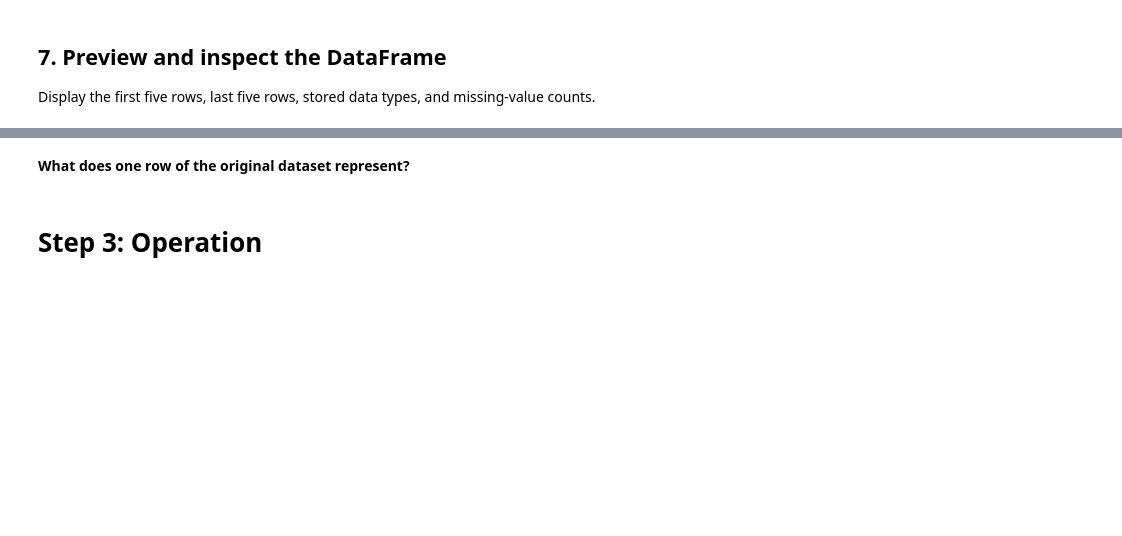
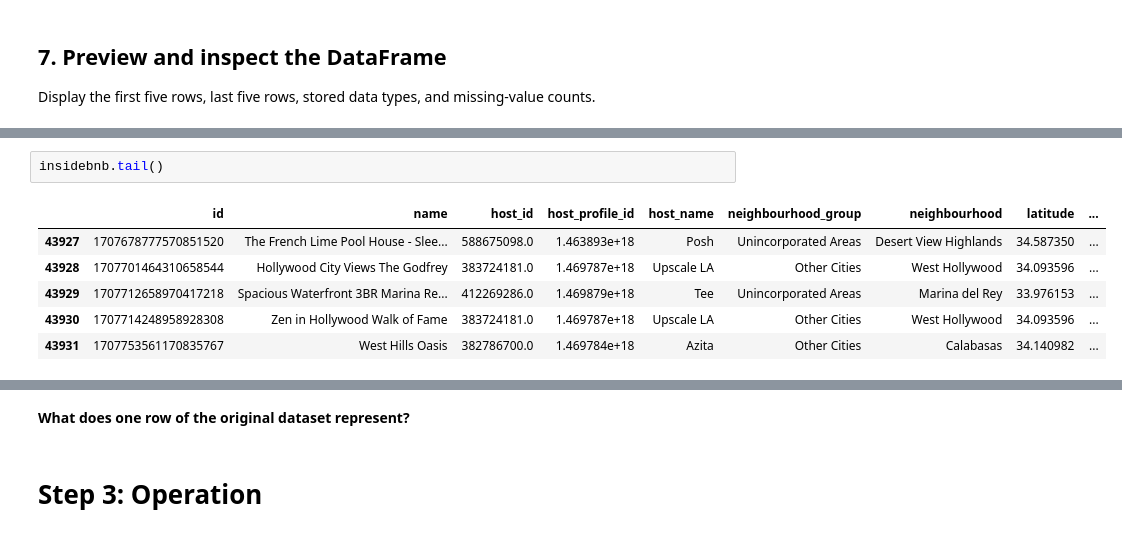
Before and after one commit to swolbroham/Data_Visualization_and_Modeling_Campus, a Jupyter notebook: week04/lab/Lab - Building an Interactive Dashboard.ipynb, the cells around one changed output, grey strips where cells are left out. Saved outputs shown, nothing was run; the diff lists cells and outputs as text; blank space fills up the shorter version.

```diff
--- a/week04/lab/Lab - Building an Interactive Dashboard.ipynb
+++ b/week04/lab/Lab - Building an Interactive Dashboard.ipynb
@@ -93,0 +128,9 @@ Display the first five rows, last five rows, stored data types, and missing-valu
+# %%
+insidebnb.tail()
+# %% [output]
+|  | id | name | host_id | host_profile_id | host_name | neighbourhood_group | neighbourhood | latitude | ... |
+| 43927 | 1707678777570851520 | The French Lime Pool House - Slee... | 588675098.0 | 1.463893e+18 | Posh | Unincorporated Areas | Desert View Highlands | 34.587350 | ... |
+| 43928 | 1707701464310658544 | Hollywood City Views The Godfrey | 383724181.0 | 1.469787e+18 | Upscale LA | Other Cities | West Hollywood | 34.093596 | ... |
+| 43929 | 1707712658970417218 | Spacious Waterfront 3BR Marina Re... | 412269286.0 | 1.469879e+18 | Tee | Unincorporated Areas | Marina del Rey | 33.976153 | ... |
+| 43930 | 1707714248958928308 | Zen in Hollywood Walk of Fame | 383724181.0 | 1.469787e+18 | Upscale LA | Other Cities | West Hollywood | 34.093596 | ... |
+| 43931 | 1707753561170835767 | West Hills Oasis | 382786700.0 | 1.469784e+18 | Azita | Other Cities | Calabasas | 34.140982 | ... |
```
Also changed, not shown: parts of 74 cells of this notebook, 1 other file.
